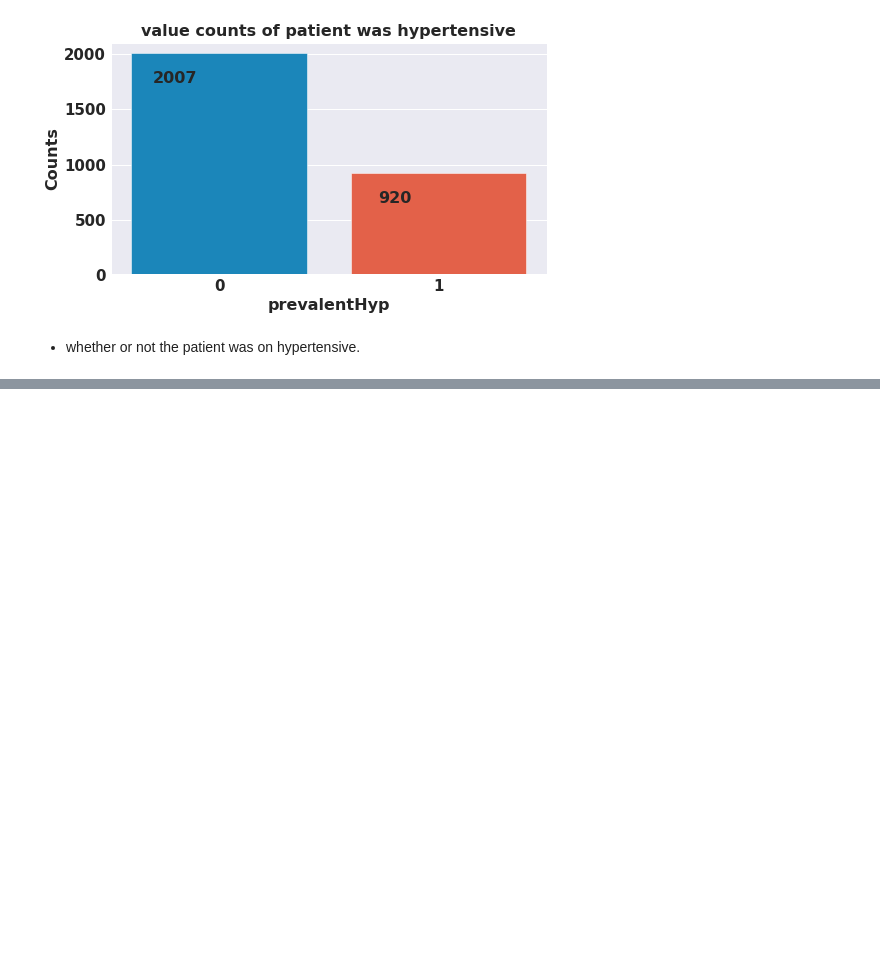
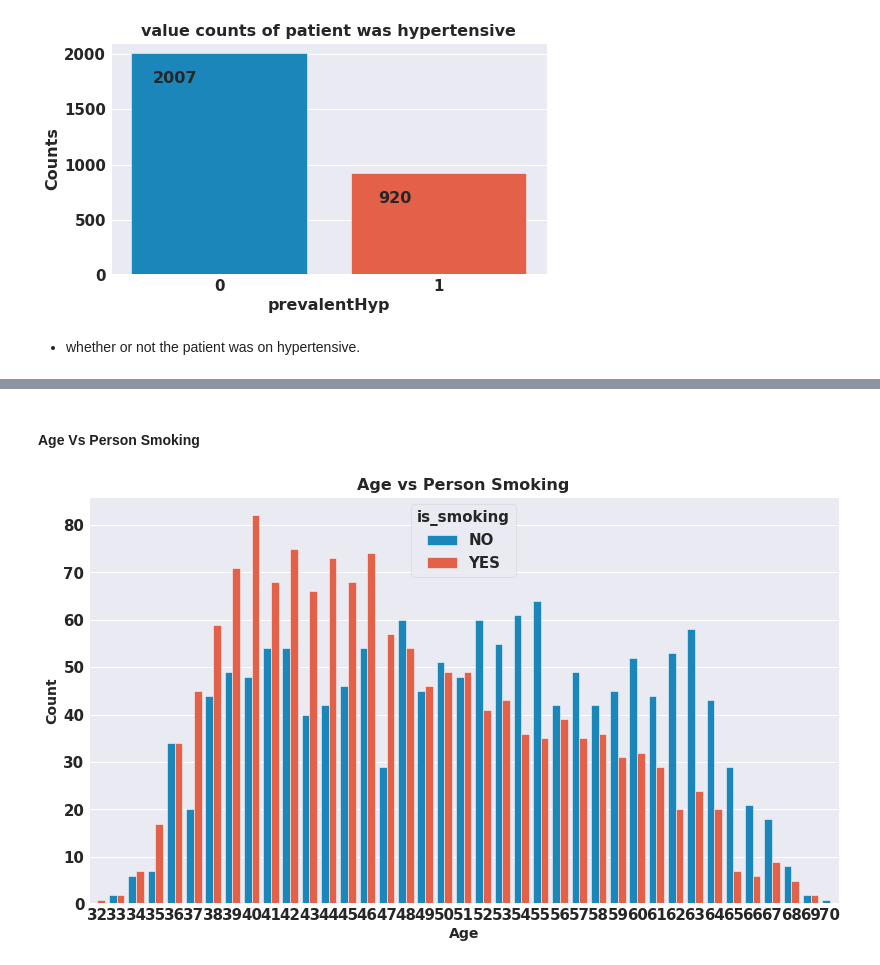
Before and after one commit to kavrit/Cardiovascular-Risk-Prediction, a Jupyter notebook: Capstone_Project_Cardiovascular_Risk_Prediction.ipynb, the cells around one changed output, grey strips where cells are left out. Drawn from its saved outputs; the diff is of its cells as text; code cells hidden in the pictures; blank space fills up the shorter version.

```diff
--- a/Capstone_Project_Cardiovascular_Risk_Prediction.ipynb
+++ b/Capstone_Project_Cardiovascular_Risk_Prediction.ipynb
@@ -539,0 +580,12 @@ plt.show()
+# %% [markdown]
+#### **Age Vs Person Smoking**
+# %%
+#visualization of person smoking on the basis of age
+plt.figure(figsize=(12,7))
+sns.countplot(data=df, x='age', hue='is_smoking')
+plt.title('Age vs Person Smoking', size=16)
+plt.xlabel('Age', size=14)
+plt.ylabel('Count', size=14)
+plt.show()
+# %% [output]
+[figure, added]
```
Also changed, not shown: parts of 8 cells of this notebook.
